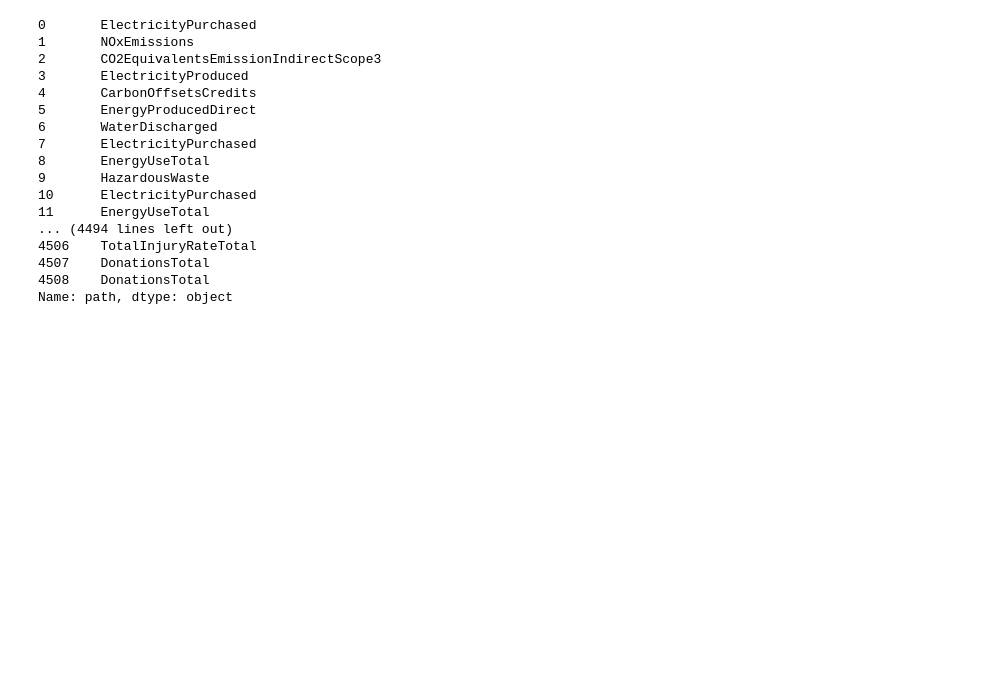
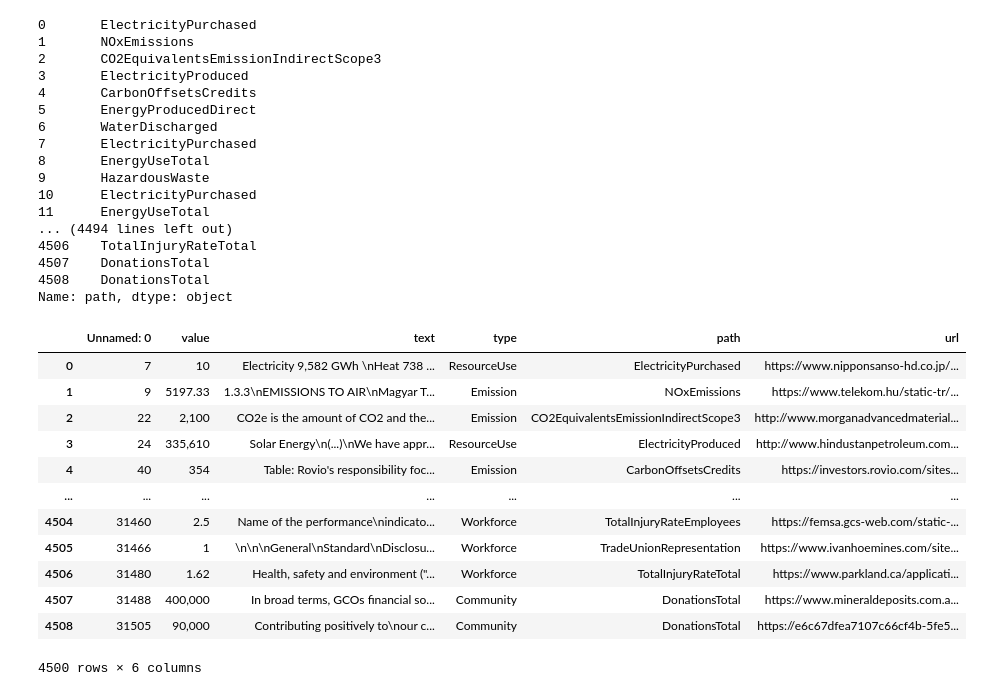
Before and after one commit to JachinLin2022/ESG, a Jupyter notebook: QA/analyse.ipynb, the cells around one changed output. Drawn from its saved outputs; the diff is of its cells as text; code cells hidden in the pictures; blank space fills up the shorter version.

```diff
--- a/QA/analyse.ipynb
+++ b/QA/analyse.ipynb
@@ -255,3 +297,33 @@ train.to_csv('/home/linzhisheng/esg/QA/new/report_all_eng_new.csv',index=False)
 4507    DonationsTotal
 4508    DonationsTotal
 Name: path, dtype: object
+# %%
+import pandas as pd
+test = pd.read_csv('/home/linzhisheng/esg/QA/new/test.csv')
+def is_chinese(string):
+    # print(string)
+    count = 0
+    string = str(string)
+    for ch in string:
+        if u'\u4e00' <= ch <= u'\u9fff':
+            count = count + 1
+            if count > 0:
+                return True
+    return False
+test
+test = test[test['text'].apply(lambda x: is_chinese(x) != True)]
+test
+# %% [output]
+|  | Unnamed: 0 | value | text | type | path | url |
+| 0 | 7 | 10 | Electricity 9,582 GWh \nHeat 738 ... | ResourceUse | ElectricityPurchased | https://www.nipponsanso-hd.co.jp/... |
+| 1 | 9 | 5197.33 | 1.3.3\nEMISSIONS TO AIR\nMagyar T... | Emission | NOxEmissions | https://www.telekom.hu/static-tr/... |
+| 2 | 22 | 2,100 | CO2e is the amount of CO2 and the... | Emission | CO2EquivalentsEmissionIndirectScope3 | http://www.morganadvancedmaterial... |
+| 3 | 24 | 335,610 | Solar Energy\n(...)\nWe have appr... | ResourceUse | ElectricityProduced | http://www.hindustanpetroleum.com... |
+| 4 | 40 | 354 | Table: Rovio's responsibility foc... | Emission | CarbonOffsetsCredits | https://investors.rovio.com/sites... |
+| ... | ... | ... | ... | ... | ... | ... |
+| 4504 | 31460 | 2.5 | Name of the performance\nindicato... | Workforce | TotalInjuryRateEmployees | https://femsa.gcs-web.com/static-... |
+| 4505 | 31466 | 1 | \n\n\nGeneral\nStandard\nDisclosu... | Workforce | TradeUnionRepresentation | https://www.ivanhoemines.com/site... |
+| 4506 | 31480 | 1.62 | Health, safety and environment ("... | Workforce | TotalInjuryRateTotal | https://www.parkland.ca/applicati... |
+| 4507 | 31488 | 400,000 | In broad terms, GCOs financial so... | Community | DonationsTotal | https://www.mineraldeposits.com.a... |
+| 4508 | 31505 | 90,000 | Contributing positively to\nour c... | Community | DonationsTotal | https://e6c67dfea7107c66cf4b-5fe5... |
+4500 rows × 6 columns
```
Also changed, not shown: parts of 1 cell of this notebook, 4 other files.
